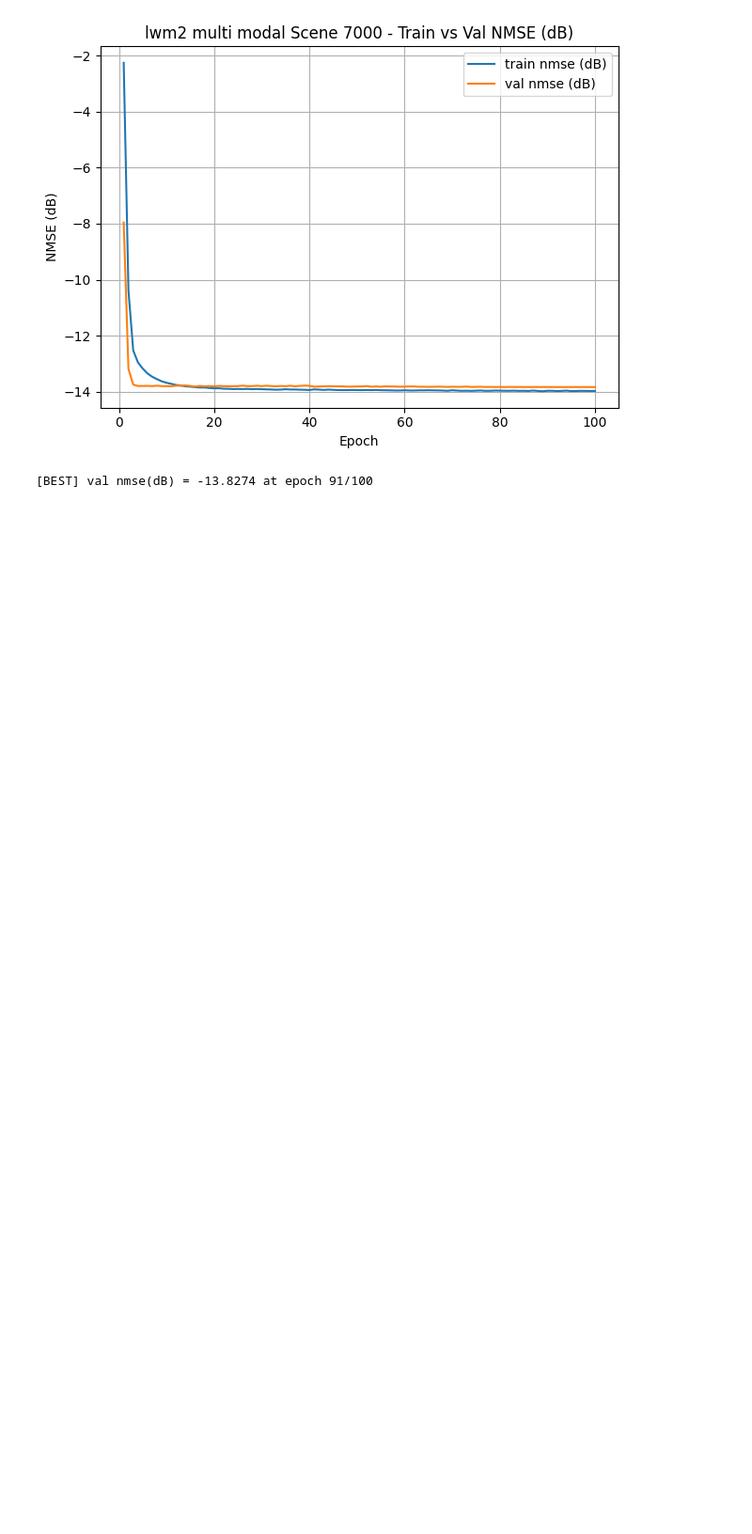
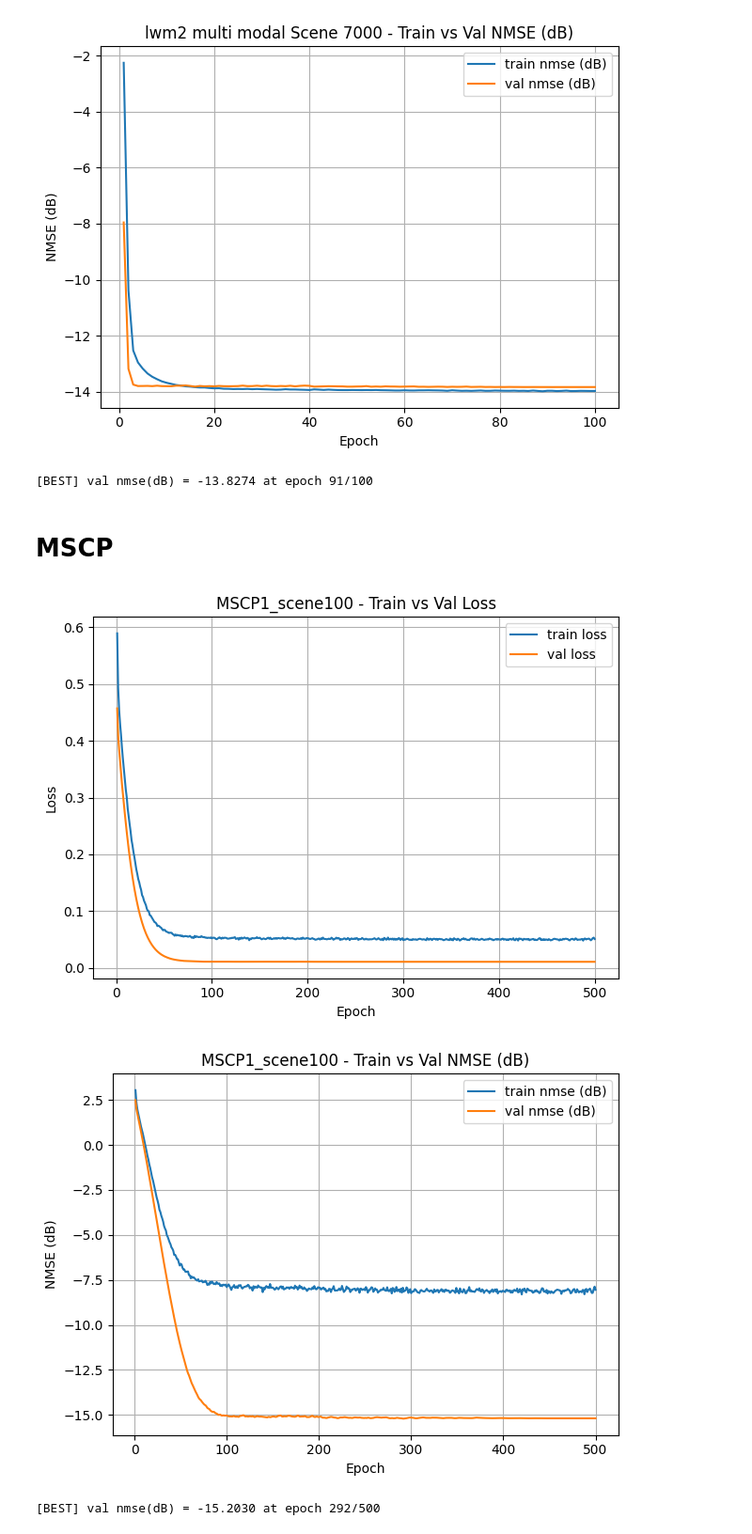
Before and after one commit to yuknow01/Deepverse, a Jupyter notebook: result_visualization.ipynb, the cells around one changed output. Shown at 94% size. Cells and saved outputs as stored; diff of their text form; code cells hidden in the pictures; blank space fills up the shorter version.

```diff
--- a/result_visualization.ipynb
+++ b/result_visualization.ipynb
@@ -1072,3 +1144,79 @@ print(f"[BEST] val nmse(dB) = {best_val_nmse:.4f} at epoch {best_epoch}/{total_e
 [figure]
 [figure]
 [BEST] val nmse(dB) = -13.8274 at epoch 91/100
+# %% [markdown]
+# MSCP
+# %%
+import re
+import matplotlib.pyplot as plt
+
+log_path = "MSCP1_scene100.txt"
+exp_name = "MSCP1_scene100"
+
+pat = re.compile(
+    r"\[(\d+)/(\d+)\]\s*"
+    r"train loss=([0-9.eE+-]+),\s*nmse\(dB\)=([0-9.eE+-]+)\s*\|\s*"
+    r"val loss=([0-9.eE+-]+),\s*nmse\(dB\)=([0-9.eE+-]+)"
+)
+
+epochs = []
+train_losses, val_losses = [], []
+train_nmse_db, val_nmse_db = [], []
+total_epochs = None
+
+with open(log_path, "r", encoding="utf-8") as f:
+    for line in f:
+        m = pat.search(line)
+        if not m:
+            continue
+
+        ep = int(m.group(1))
+        total_epochs = int(m.group(2))
+        tr_l = float(m.group(3))
+        tr_n = float(m.group(4))
+        va_l = float(m.group(5))
+        va_n = float(m.group(6))
+
+        epochs.append(ep)
+        train_losses.append(tr_l)
+        val_losses.append(va_l)
+        train_nmse_db.append(tr_n)
+        val_nmse_db.append(va_n)
+
+if not epochs:
+    raise RuntimeError("로그에서 학습 라인을 하나도 못 찾았어. 포맷이 다른지 확인해줘.")
+
+# ---- Plot 1: Loss ----
+plt.figure()
+plt.plot(epochs, train_losses, label="train loss")
+plt.plot(epochs, val_losses, label="val loss")
+plt.xlabel("Epoch")
+plt.ylabel("Loss")
+plt.title(f"{exp_name} - Train vs Val Loss")
+plt.grid(True)
+plt.legend()
+plt.tight_layout()
+plt.show()
+
+# ---- Plot 2: NMSE(dB) ----
+plt.figure()
+plt.plot(epochs, train_nmse_db, label="train nmse (dB)")
+plt.plot(epochs, val_nmse_db, label="val nmse (dB)")
+plt.xlabel("Epoch")
+plt.ylabel("NMSE (dB)")
+plt.title(f"{exp_name} - Train vs Val NMSE (dB)")
+plt.grid(True)
+plt.legend()
+plt.tight_layout()
+plt.show()
+
+# ---- Best (lowest) Val NMSE(dB) ----
+best_val_nmse = min(val_nmse_db)
+best_idx = val_nmse_db.index(best_val_nmse)
+best_epoch = epochs[best_idx]
+
+print(f"[BEST] val nmse(dB) = {best_val_nmse:.4f} at epoch {best_epoch}/{total_epochs}")
+# %% [output]
+[figure, added]
+[figure, added]
+[BEST] val nmse(dB) = -15.2030 at epoch 292/500
```
Also changed, not shown: parts of 4 cells of this notebook, 50 other files.
